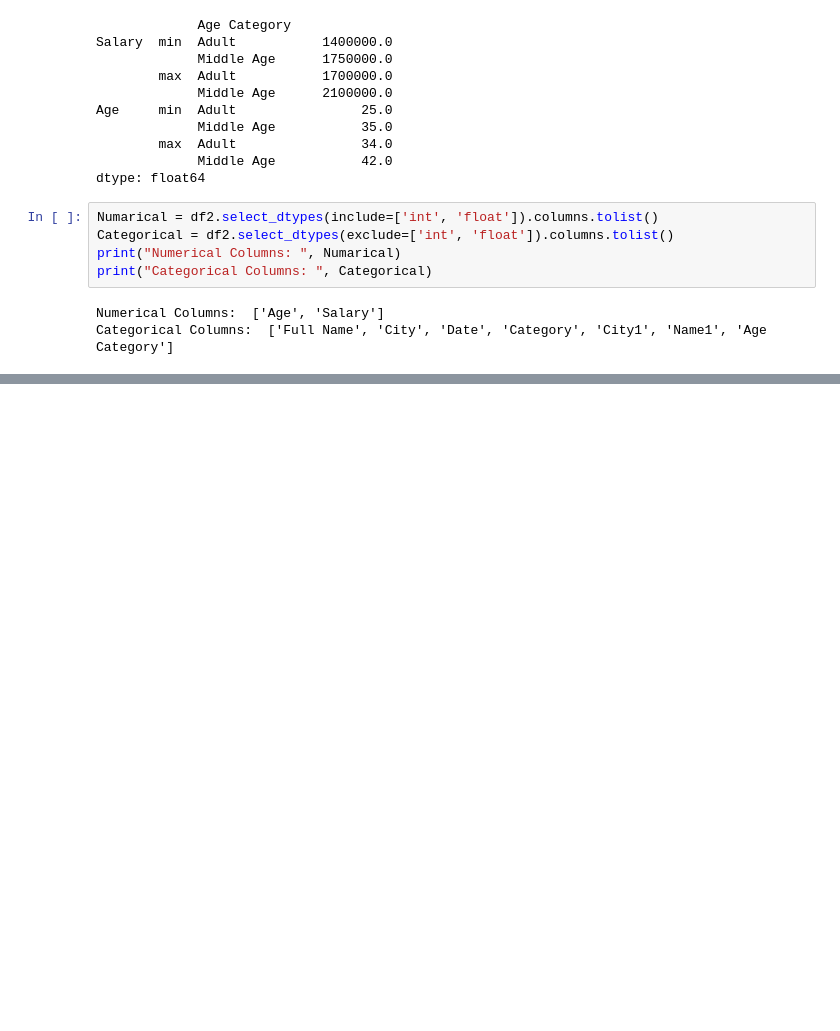
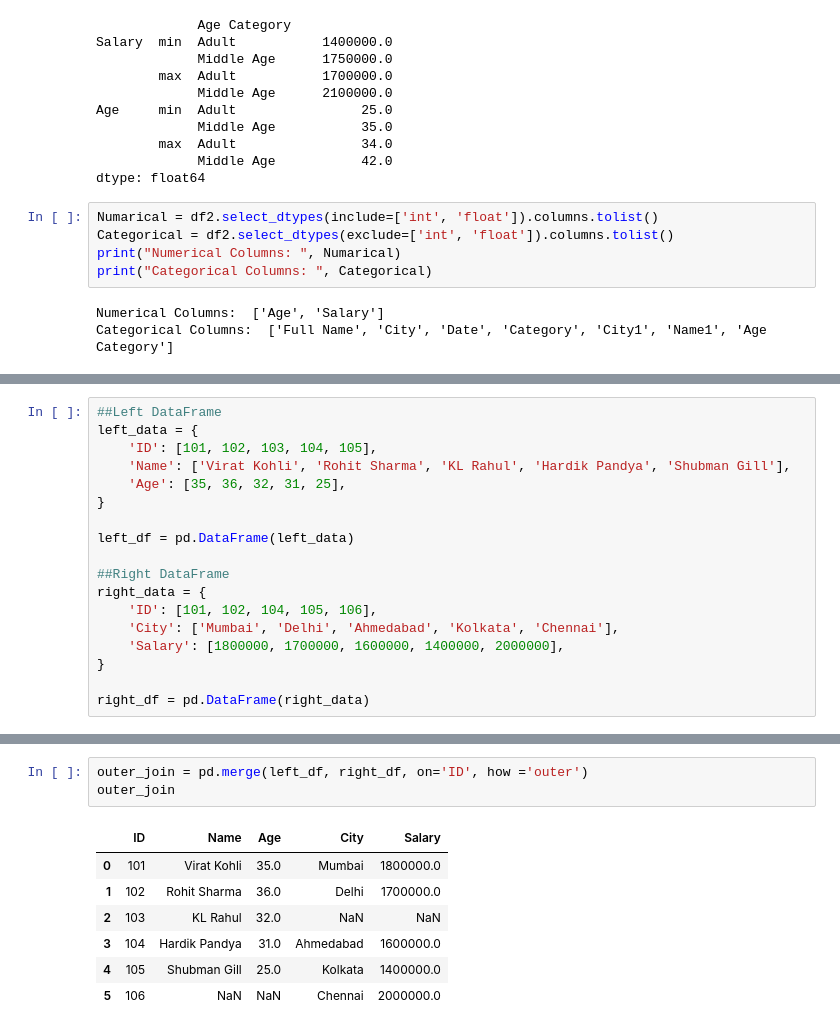
Before and after one commit to karthik-k11/Data-Science-Libraries-Practice, a Jupyter notebook: Pandas_Practice.ipynb, the cells around one changed output, grey strips where cells are left out. Drawn from its saved outputs; the diff is of its cells as text; blank space fills up the shorter version.

```diff
--- a/Pandas_Practice.ipynb
+++ b/Pandas_Practice.ipynb
@@ -1695,0 +1698,18 @@ Categorical Columns:  ['Full Name', 'City', 'Date', 'Category', 'City1', 'Name1'
+# %%
+##Left DataFrame
+left_data = {
+    'ID': [101, 102, 103, 104, 105],
+    'Name': ['Virat Kohli', 'Rohit Sharma', 'KL Rahul', 'Hardik Pandya', 'Shubman Gill'],
+    'Age': [35, 36, 32, 31, 25],
+}
+
+left_df = pd.DataFrame(left_data)
+
+##Right DataFrame
+right_data = {
+    'ID': [101, 102, 104, 105, 106],
+    'City': ['Mumbai', 'Delhi', 'Ahmedabad', 'Kolkata', 'Chennai'],
+    'Salary': [1800000, 1700000, 1600000, 1400000, 2000000],
+}
+
+right_df = pd.DataFrame(right_data)
@@ -1695,0 +1752,11 @@ Categorical Columns:  ['Full Name', 'City', 'Date', 'Category', 'City1', 'Name1'
+# %%
+outer_join = pd.merge(left_df, right_df, on='ID', how ='outer')
+outer_join
+# %% [output]
+|  | ID | Name | Age | City | Salary |
+| 0 | 101 | Virat Kohli | 35.0 | Mumbai | 1800000.0 |
+| 1 | 102 | Rohit Sharma | 36.0 | Delhi | 1700000.0 |
+| 2 | 103 | KL Rahul | 32.0 | NaN | NaN |
+| 3 | 104 | Hardik Pandya | 31.0 | Ahmedabad | 1600000.0 |
+| 4 | 105 | Shubman Gill | 25.0 | Kolkata | 1400000.0 |
+| 5 | 106 | NaN | NaN | Chennai | 2000000.0 |
```
Also changed, not shown: parts of 7 cells of this notebook.
